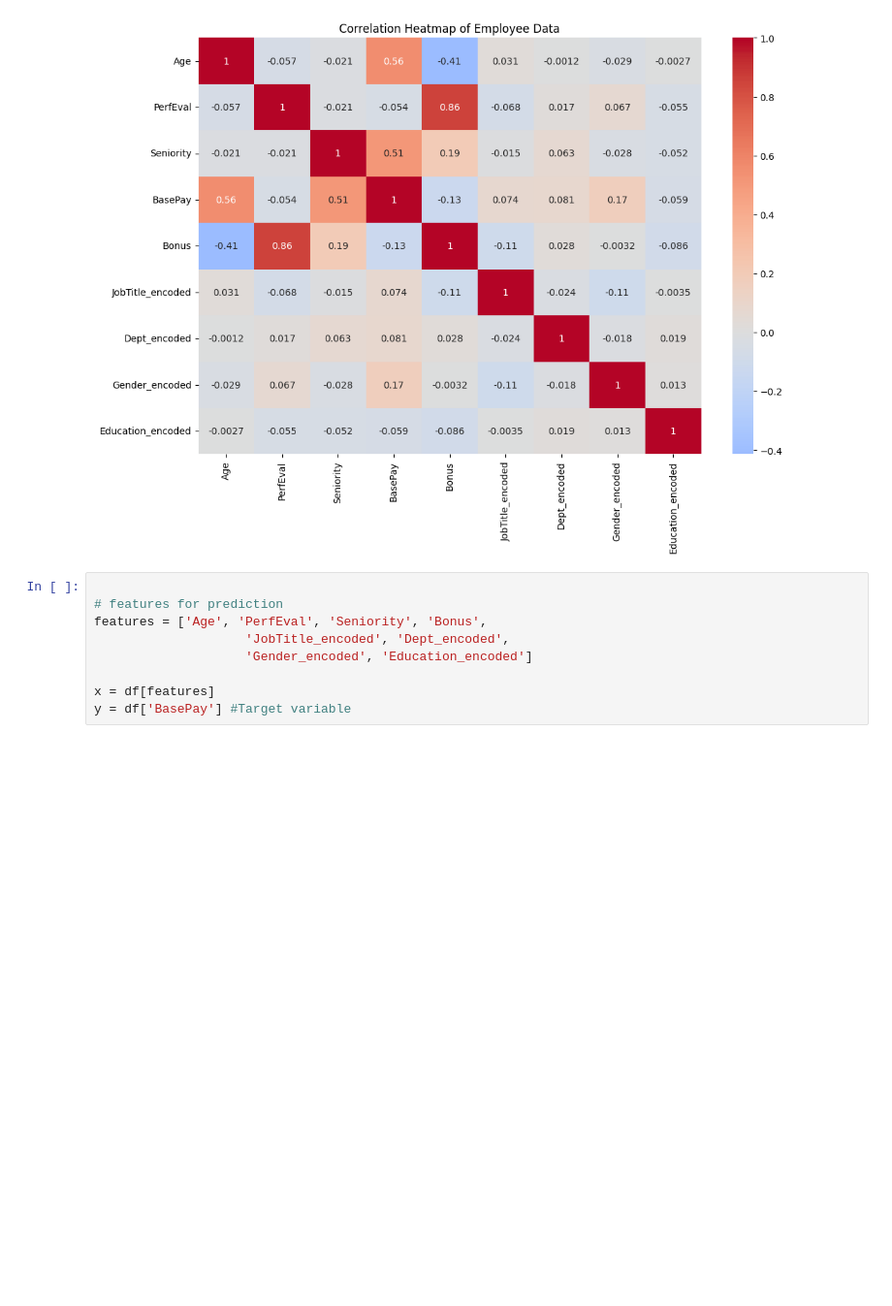
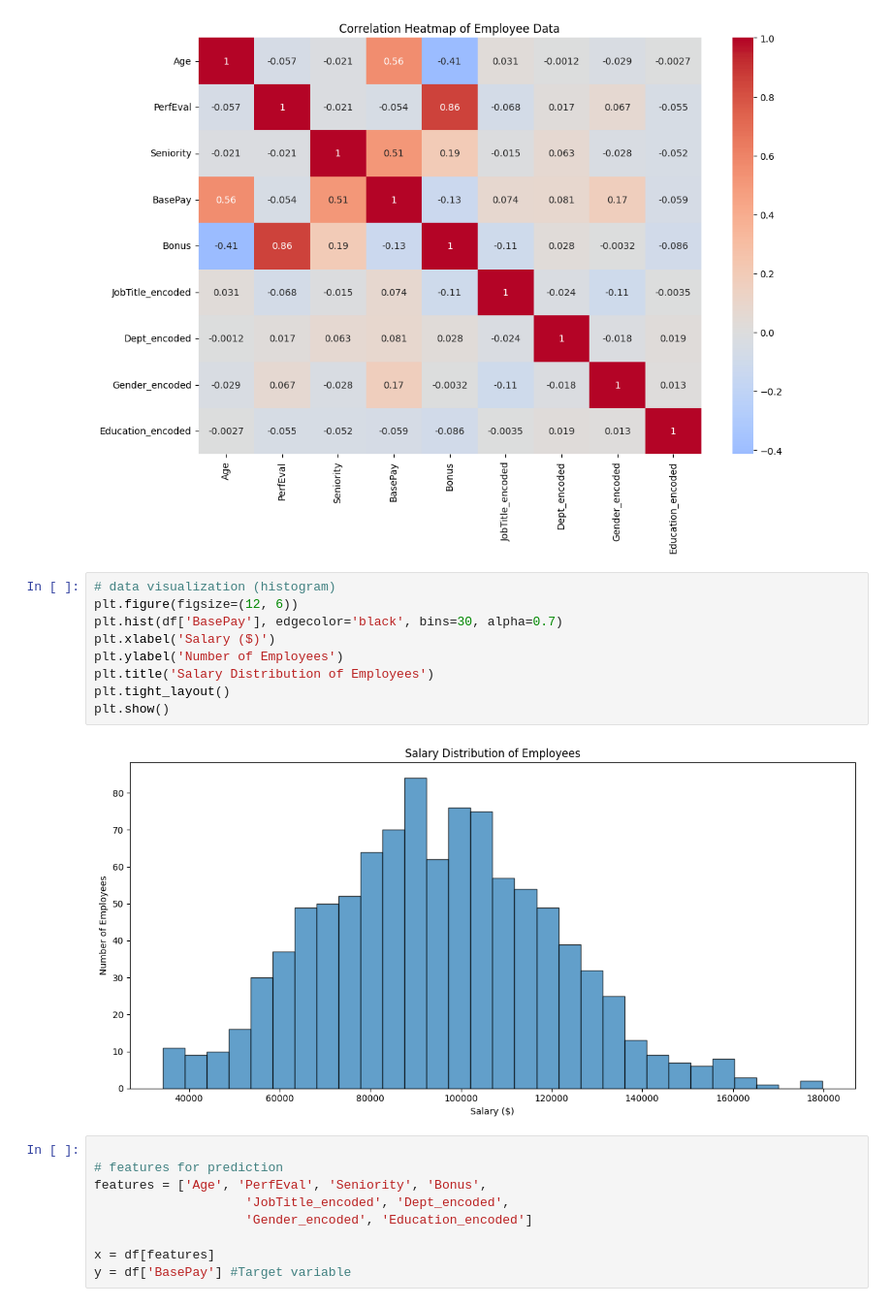
Before and after one commit to uwituzeb/linear-regression-model, a Jupyter notebook: summative/API/linear_regression/multivariate.ipynb, the cells around one changed output. Shown at 97% size. Drawn from its saved outputs; the diff is of its cells as text; blank space fills up the shorter version.

Commit message:
update notebook with histogram

```diff
--- a/summative/API/linear_regression/multivariate.ipynb
+++ b/summative/API/linear_regression/multivariate.ipynb
@@ -52,6 +52,17 @@ plt.title('Correlation Heatmap of Employee Data')
 plt.show()
 # %% [output]
 [figure]
+# %%
+# data visualization (histogram)
+plt.figure(figsize=(12, 6))
+plt.hist(df['BasePay'], edgecolor='black', bins=30, alpha=0.7)
+plt.xlabel('Salary ($)')
+plt.ylabel('Number of Employees')
+plt.title('Salary Distribution of Employees')
+plt.tight_layout()
+plt.show()
+# %% [output]
+[figure, added]
 # %%
 
 # features for prediction
```
